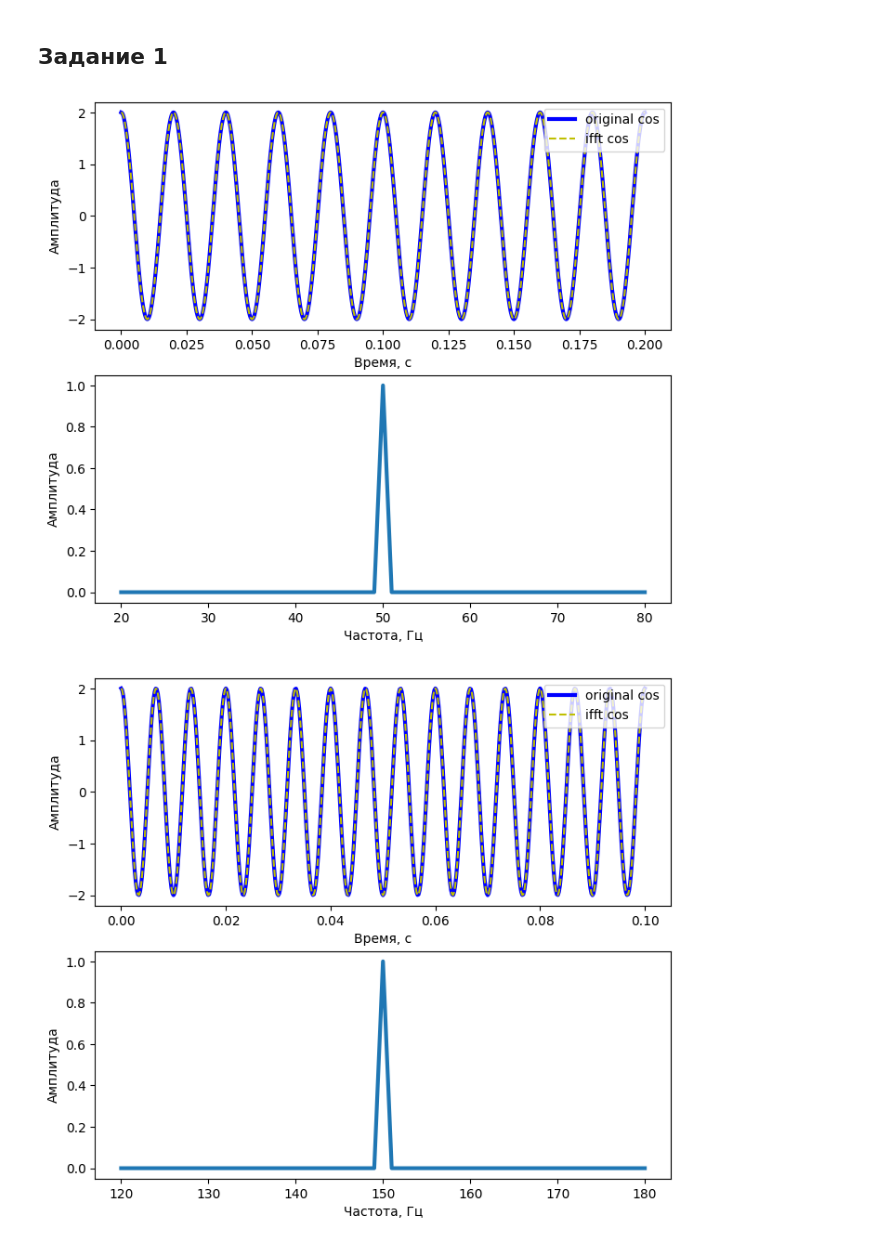
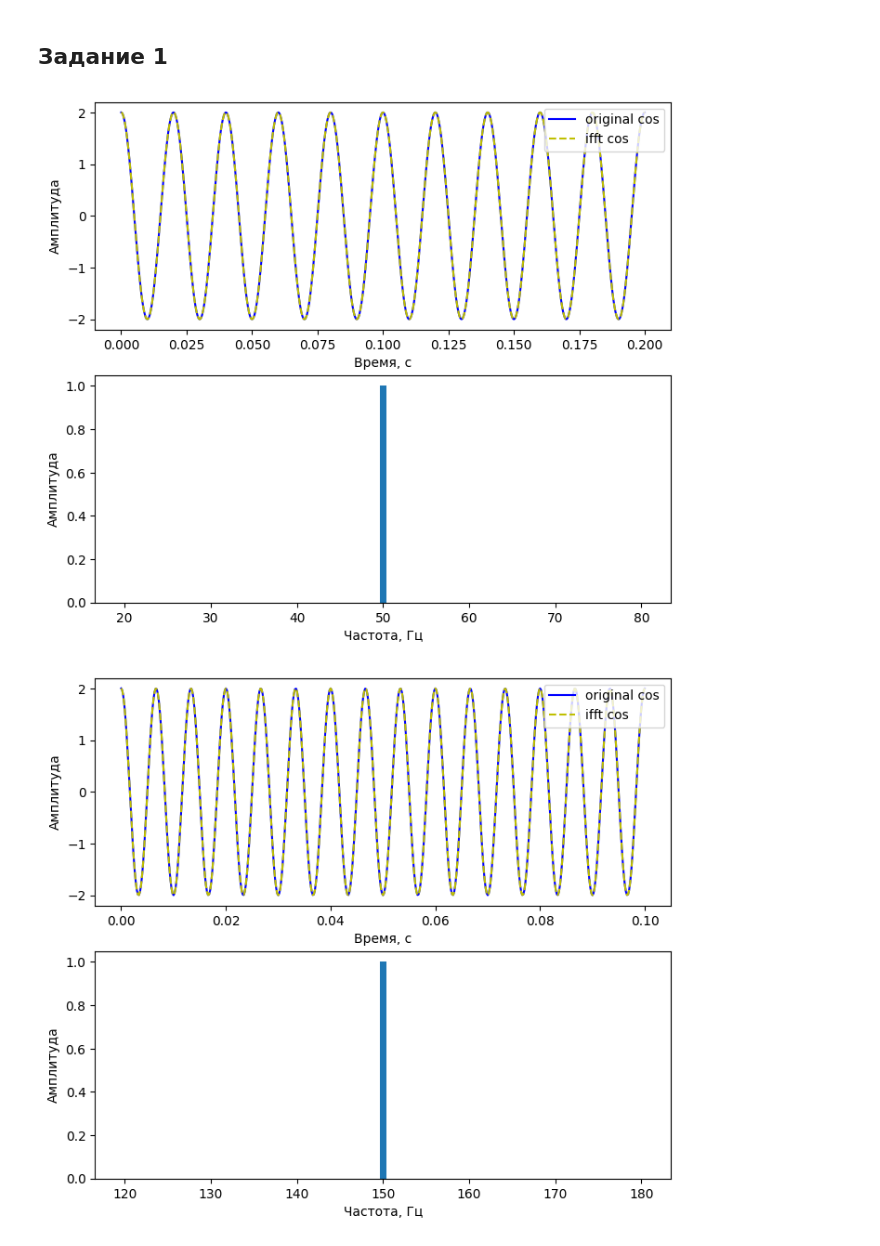
Before and after one commit to HerrPhoton/Digital-signal-processing, a Jupyter notebook: Lab2.ipynb, the cells around one changed output. Cells and saved outputs as stored; diff of their text form; code cells hidden in the pictures.

```diff
--- a/Lab2.ipynb
+++ b/Lab2.ipynb
@@ -56,7 +56,7 @@ def plot_signal(x: np.ndarray, y0: np.ndarray, **kwards):
     if t is not None:
         ids = np.logical_and(x >= t[0], x <= t[1])
 
-    ax0.plot(x[ids], y0[ids], 'b', linewidth = 3, label = labely0)
+    ax0.plot(x[ids], y0[ids], 'b', label = labely0)
     ax0.set_ylabel('Амплитуда')
     ax0.set_xlabel('Время, с')
 
@@ -70,10 +70,10 @@ def plot_signal(x: np.ndarray, y0: np.ndarray, **kwards):
         if f is not None:
             ids = np.logical_and(xf >= f[0], xf <= f[1])
 
-        ax1.plot(xf[ids], np.abs(yf0[ids]) / len(yf0), linewidth = 3, label = labelyf0)
+        ax1.bar(xf[ids], np.abs(yf0[ids]) / len(yf0), label = labelyf0)
 
         if yf1 is not None:
-            ax1.plot(xf[ids], np.abs(yf1[ids] / len(yf1)), '--', color = 'y', label = labelyf1)
+            ax1.bar(xf[ids], np.abs(yf1[ids] / len(yf1)), '--', color = 'y', label = labelyf1)
 
         ax1.set_ylabel('Амплитуда')
         ax1.set_xlabel('Частота, Гц')
@@ -103,7 +103,7 @@ A  = 2
 f1 = 50
 f2 = 150
 # %%
-x, y0 = func_x(cos_func, A, period(f1), (0, 1), sample_rate = SAMPLE_RATE)
+x0, y0 = func_x(cos_func, A, period(f1), (0, 1), sample_rate = SAMPLE_RATE)
 x1, y1 = func_x(cos_func, A, period(f2), (0, 1), sample_rate = SAMPLE_RATE)
 # %%
 # %timeit np.fft.fft(y0)
@@ -118,11 +118,11 @@ xfft1, yfft1 = apply_fft(y1)
 yifft0 = np.fft.ifft(yfft0).real
 yifft1 = np.fft.ifft(yfft1).real
 # %%
-plot_signal(x, y0, y1 = yifft0, xf = xfft0, yf0 = yfft0, t = (0, 0.2), f = (20, 80), \
+plot_signal(x0, y0, y1 = yifft0, xf = xfft0, yf0 = yfft0, t = (0, 0.2), f = (20, 80), \
             label_y0 = 'original cos', label_y1 = 'ifft cos')
 
 plot_signal(x1, y1, y1 = yifft1, xf = xfft1, yf0 = yfft1, t = (0, 0.1), f = (120, 180), \
             label_y0 = 'original cos', label_y1 = 'ifft cos')
 # %% [output]
-[figure, old version]
+[figure, new version]
-[figure, old version]
+[figure, new version]
```
Also changed, not shown: parts of 4 cells of this notebook.
